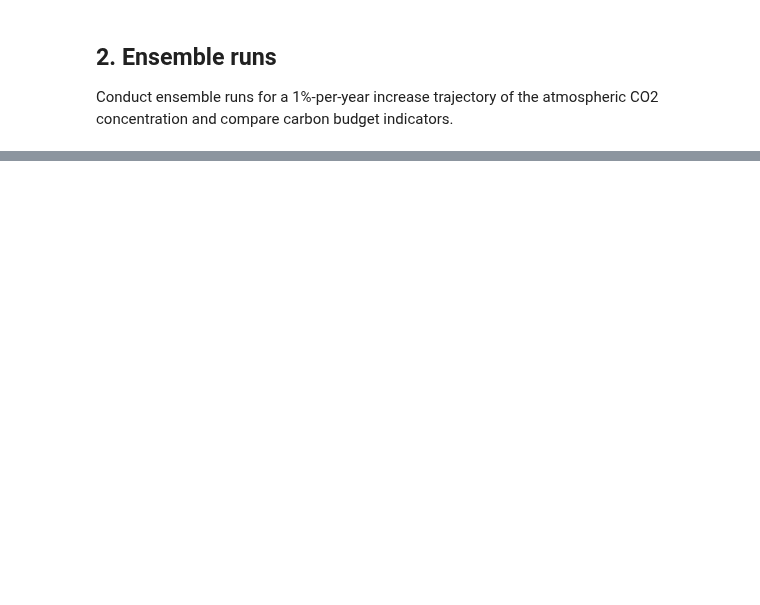
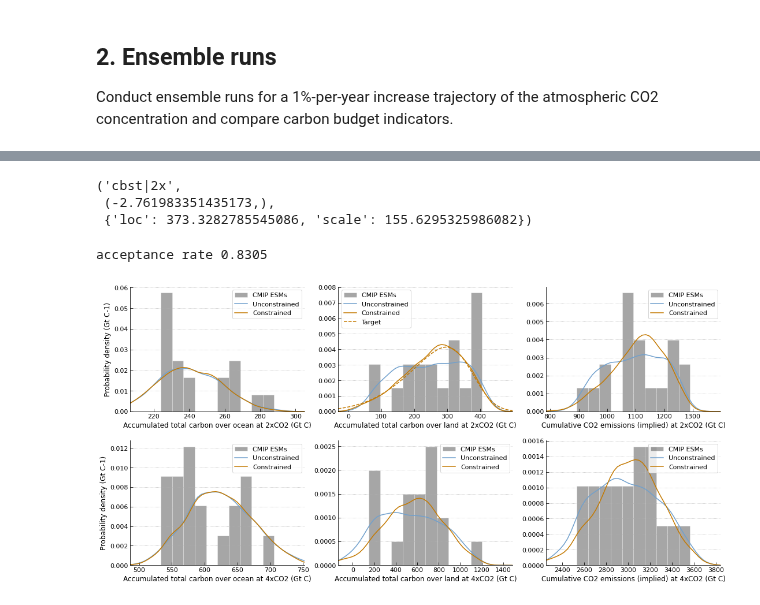
Before and after one commit to tsutsui1872/mce, a Jupyter notebook: notebook/t_genparms.ipynb, the cells around one changed output, grey strips where cells are left out. Saved outputs shown, nothing was run; the diff lists cells and outputs as text; code cells hidden in the pictures; blank space fills up the shorter version.

```diff
--- a/notebook/t_genparms.ipynb
+++ b/notebook/t_genparms.ipynb
@@ -1046,0 +881,64 @@ for n, (xvar, yvar) in enumerate([
+# %%
+stat_model = StatModel()
+name_target = 'cbst|2x'
+constraints = {
+    'very_likely__lower': df_parms_cmip_esm[name_target].quantile(0.05),
+    'central': df_parms_cmip_esm[name_target].mean(),
+    # consider mean value as median
+    'very_likely__upper': df_parms_cmip_esm[name_target].quantile(0.95),
+}
+rv = stat_model.get_rv('skewnorm', constraints, a=0., loc=270., scale=50.)
+name_target, rv.args, rv.kwds
+# %% [output]
+('cbst|2x',
+ (-2.761983351435173,),
+ {'loc': 373.3282785545086, 'scale': 155.6295325986082})
+# %%
+# Apply MH sampler
+obj_mh = SamplingMH(pd.Series(gind[name_target]), rv.pdf)
+index1, index1a = obj_mh.sampling()
+print('acceptance rate', len(index1a)/len(index1))
+# %% [output]
+acceptance rate 0.8305
+# %%
+col = 3
+myplt.init_regular(len(names), col=col)
+
+for n, name in enumerate(names):
+    ax = myplt(n)
+    ax.hist(
+        df_parms_cmip_esm[name], alpha=0.35, density=True, label='CMIP ESMs',
+        edgecolor='w',
+    )
+    kde = scipy.stats.gaussian_kde(gind[name])
+    xlim = ax.get_xlim()
+    xlim_ext = (
+        xlim[0] - 0.2*(xlim[1]-xlim[0]),
+        xlim[1] + 0.2*(xlim[1]-xlim[0]),
+    )
+    xval = np.linspace(*xlim_ext)
+    ax.plot(xval, kde(xval), lw=1.5, label='Unconstrained')
+
+    kde = scipy.stats.gaussian_kde(gind[name][:][index1])
+    ax.plot(xval, kde(xval), lw=1.5, label='Constrained')
+
+    if name == name_target:
+        ax.plot(
+            xval, rv.pdf(xval), lw=1.5, color=ax.lines[-1]._color,
+            ls='--', label='Target',
+        )
+
+    ax.legend()
+    ax.set_xlim(*xlim_ext)
+
+    vn, xc = name.split('|')
+    label = attrs['variables'][vn]['long_name']
+    label = map_label.get(label, label)
+    units = attrs['variables'][vn]['units']
+    ax.set_xlabel('{} at {}CO2 ({})'.format(label, xc, units))
+    if n%col == 0:
+        ax.set_ylabel('Probability density ({}-1)'.format(units))
+
+    ax.grid(axis='y')
+# %% [output]
+[figure, added]
```
Also changed, not shown: parts of 68 cells of this notebook.
